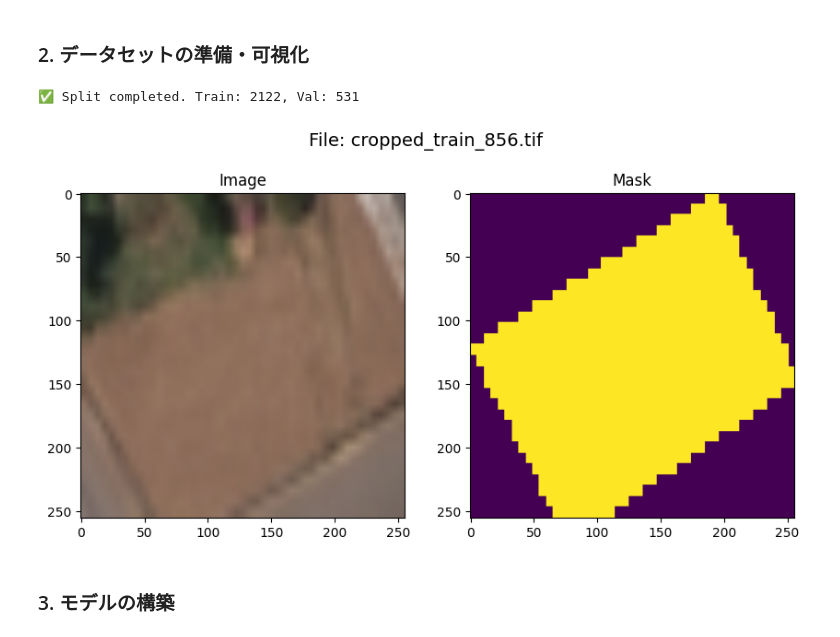
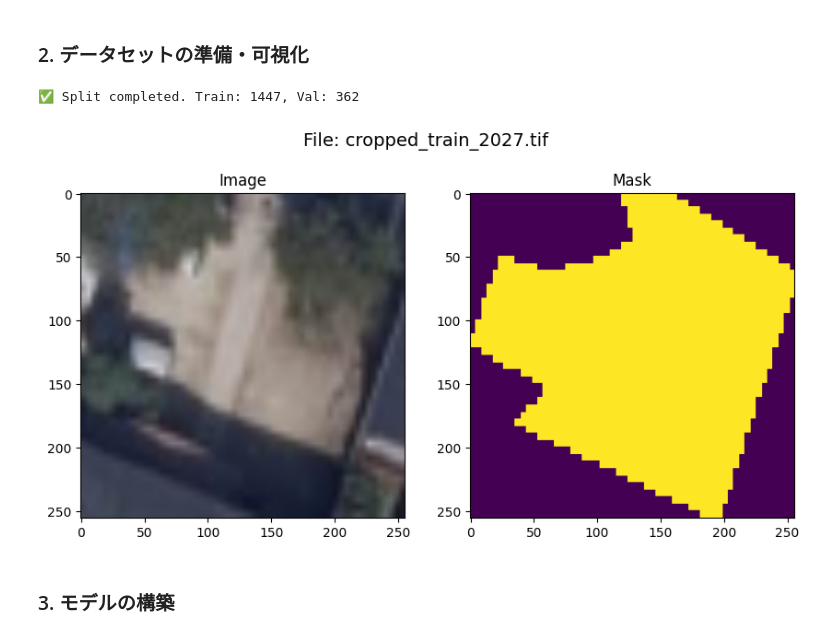
Before and after one commit to kmmr119/detect-emptylots, a Jupyter notebook: notebooks/main.ipynb, the cells around one changed output. Saved outputs shown, nothing was run; the diff lists cells and outputs as text; code cells hidden in the pictures.

```diff
--- a/notebooks/main.ipynb
+++ b/notebooks/main.ipynb
@@ -19,22 +19,29 @@ import pickle
 # %% [markdown]
 ### 2. データセットの準備・可視化
 # %%
+# image_dir="../data/raw_train/images"
+# annotation_file="../data/raw_train/annotations/train_segmentation_annotations.json"
+
+image_dir = "../data/selected_train/images"
+annotation_file = "../data/selected_train/annotations/annotations.json"
+output_dir = "../data/v2_dataset"
+
 ## 学習用データを分割して学習用(train)と評価用(val)に分ける
-splitter = DatasetSplitter(
-    image_dir="../data/raw_train/images",
-    annotation_file="../data/raw_train/annotations/train_segmentation_annotations.json",
-    output_dir="../data"
-)
+splitter = DatasetSplitter(image_dir, annotation_file, output_dir)
 
 splitter.split(test_size=0.2)
 # %% [output]
-✅ Split completed. Train: 2122, Val: 531
+✅ Split completed. Train: 1447, Val: 362
 # %%
 # ファイル読み込み先の指定
-train_img_dir = "../data/train/images"
-train_ann_file = "../data/train/annotations/annotations.json"
-val_img_dir = "../data/val/images"
-val_ann_file = "../data/val/annotations/annotations.json"
+# train_img_dir = "../data/train/images"
+# train_ann_file = "../data/train/annotations/annotations.json"
+
+ver_id = "v2_dataset"
+train_img_dir = f"../data/{ver_id}/train/images"
+train_ann_file = f"../data/{ver_id}/train/annotations/annotations.json"
+val_img_dir = f"../data/{ver_id}/val/images"
+val_ann_file = f"../data/{ver_id}/val/annotations/annotations.json"
 
 # annotationラベルの指定
 label_map = {
@@ -46,22 +53,22 @@ train_dataset = CustomSegmentationDataset(train_img_dir, train_ann_file, label_m
 val_dataset = CustomSegmentationDataset(val_img_dir, val_ann_file, label_map, transform=None, target_size=(256, 256))
 # %%
 # サンプル画像とマスクの可視化
-idx = 1
+idx = 3
 
 img, mask = train_dataset[idx]
 file_name = train_dataset.annotations_data[idx]['file_name']
 
 plt.figure(figsize=(10,5))
 plt.suptitle(f"File: {file_name}", fontsize=14)
 plt.subplot(1,2,1)
 plt.title("Image")
 plt.imshow(img.permute(1, 2, 0))
 plt.subplot(1,2,2)
 plt.title("Mask")
 plt.imshow(mask)
 plt.show()
 # %% [output]
-[figure, old version]
+[figure, new version]
 # %% [markdown]
 ### 3. モデルの構築
 # %%
```
Also changed, not shown: parts of 10 cells of this notebook, 3 other files.
